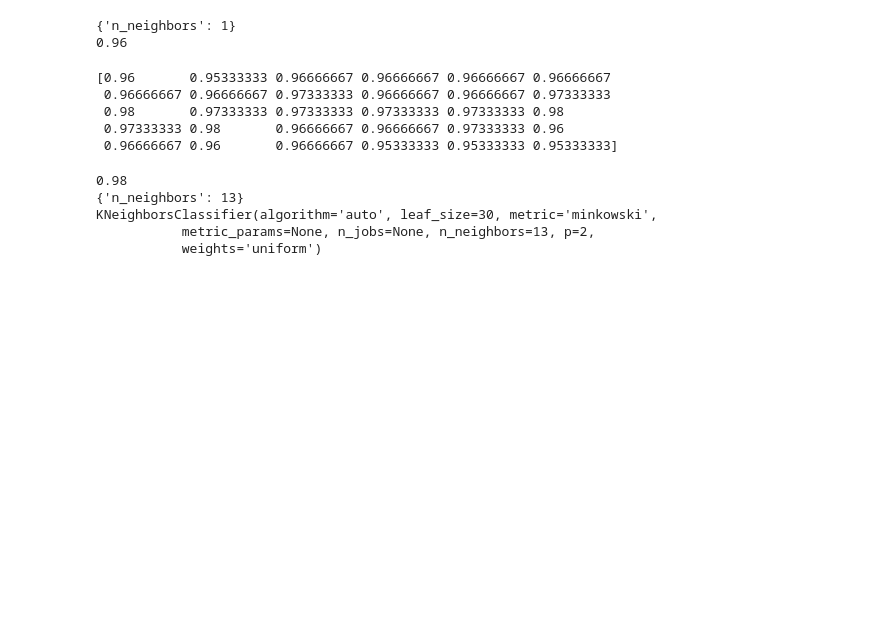
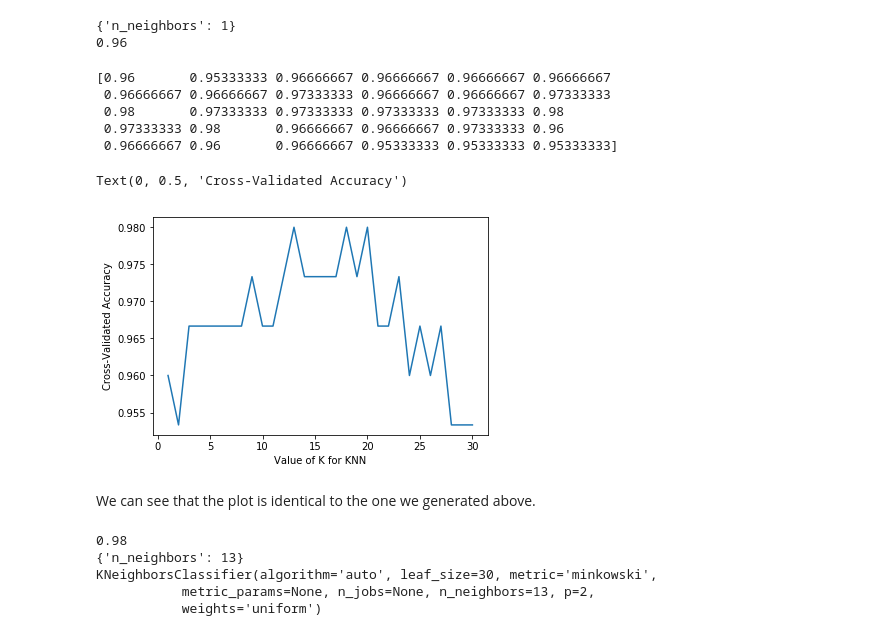
Before and after one commit to berksalmanoglu/CMPE407, a Jupyter notebook: 05-Grid Search.ipynb, the cells around one changed output. Drawn from its saved outputs; the diff is of its cells as text; code cells hidden in the pictures; blank space fills up the shorter version.

```diff
--- a/05-Grid Search.ipynb
+++ b/05-Grid Search.ipynb
@@ -118,9 +126,14 @@ print(grid_mean_scores)
  0.96666667 0.96       0.96666667 0.95333333 0.95333333 0.95333333]
 # %%
 # plot the results
-# plt.plot(k_range, grid_mean_scores)
-# plt.xlabel('Value of K for KNN')
-# plt.ylabel('Cross-Validated Accuracy')
+plt.plot(k_range, grid_mean_scores)
+plt.xlabel('Value of K for KNN')
+plt.ylabel('Cross-Validated Accuracy')
+# %% [output]
+Text(0, 0.5, 'Cross-Validated Accuracy')
+[figure, added]
+# %% [markdown]
+We can see that the plot is identical to the one we generated above.
 # %%
 # examine the best model
 print(grid.best_score_)
```
Also changed, not shown: parts of 7 cells of this notebook.
